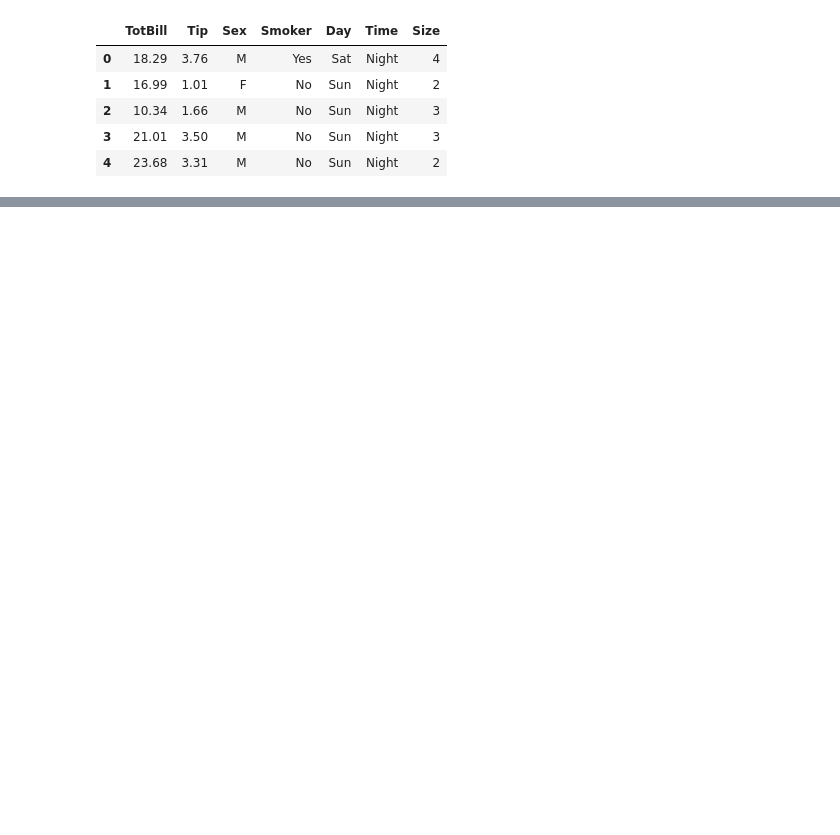
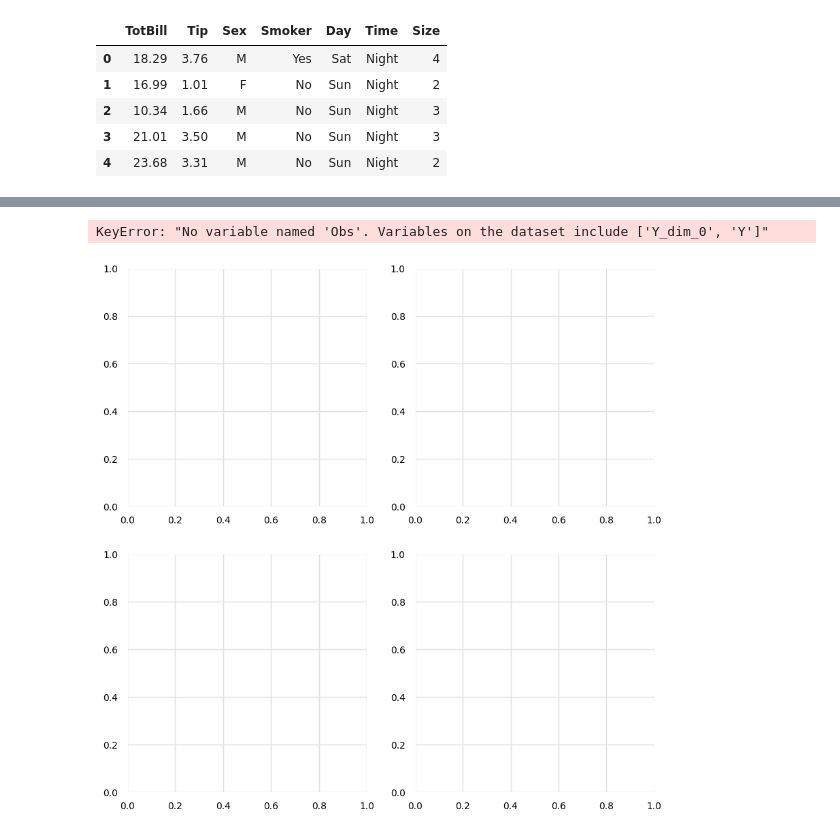
Before and after one commit to glyfish/PyMC, a Jupyter notebook: notebooks/Baysian Analysis with Python/ch2_groups_comparison.ipynb, the cells around one changed output, grey strips where cells are left out. Saved outputs shown, nothing was run; the diff lists cells and outputs as text; code cells hidden in the pictures; blank space fills up the shorter version.

```diff
--- a/notebooks/Baysian Analysis with Python/ch2_groups_comparison.ipynb
+++ b/notebooks/Baysian Analysis with Python/ch2_groups_comparison.ipynb
@@ -39,0 +70,17 @@ ridge_plot(days, tips_by_day, nbins=10, xlabel='Tip (Dollars)', title='Tip Distr
+# %%
+days = numpy.array(['Thu', 'Fri', 'Sat', 'Sun'])
+tip_vals = tips.Tip.values
+idx = pandas.Categorical(tips.Day, categories=days).codes
+coords = {'Day': days, 'Obs': days[idx]}
+# %%
+mu_sigma = 10.0
+sigma_sigma = 10.0
+shape = 4
+
+with pymc.Model(coords=coords) as model:
+    μ = pymc.HalfNormal('μ', sigma=mu_sigma, shape=shape)
+    σ = pymc.HalfNormal('σ', sigma=sigma_sigma, shape=shape)
+    y = pymc.Gamma('Y', mu=μ[idx], sigma=σ[idx], observed=tip_vals, dims='Obs')
+
+    idata = pymc.sample()
+    idata.extend(pymc.sample_posterior_predictive(idata))
@@ -39,0 +97,6 @@ ridge_plot(days, tips_by_day, nbins=10, xlabel='Tip (Dollars)', title='Tip Distr
+# %%
+_, ax = pyplot.subplots(2, 2, figsize=(14, 10))
+arviz.plot_ppc(idata, num_pp_samples=100, coords={'Obs':[days]}, flatten=[], ax=ax)
+# %% [output]
+KeyError: "No variable named 'Obs'. Variables on the dataset include ['Y_dim_0', 'Y']"
+[figure, added]
```
Also changed, not shown: parts of 6 cells of this notebook, 3 other files.
